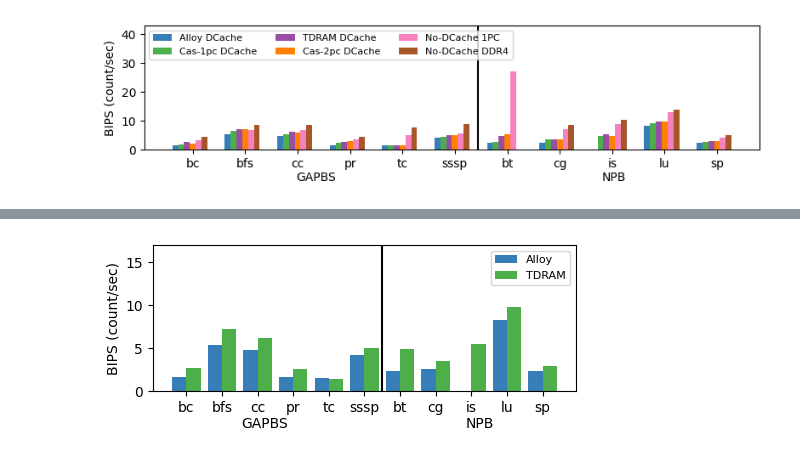
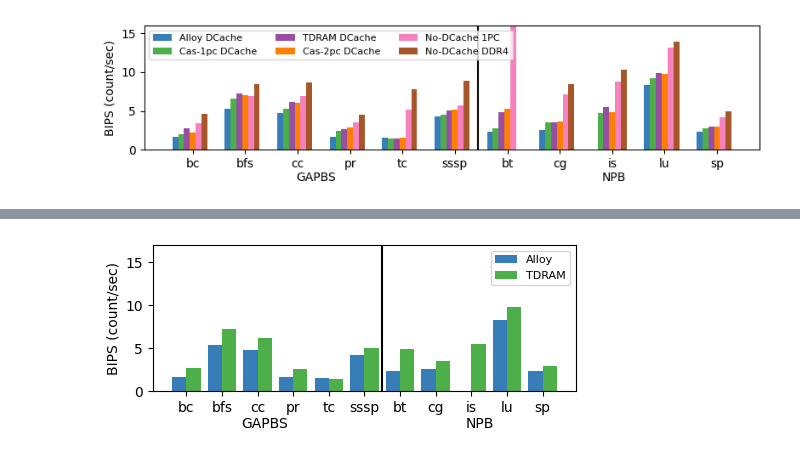
Before and after one commit to darchr/dramCacheController, a Jupyter notebook: data_plot.ipynb, the cells around one changed output, grey strips where cells are left out. Drawn from its saved outputs; the diff is of its cells as text; code cells hidden in the pictures.

```diff
--- a/data_plot.ipynb
+++ b/data_plot.ipynb
@@ -618,10 +608,6 @@ df_gap_byps_1pc['coldRate'] = (df_gap_byps_1pc['numColdMisses'].astype(float) /
 df_gap_byps_1pc['injRate'] = (df_gap_byps_1pc['readReqs'].astype(float) + df_gap_byps_1pc['writeReqs'].astype(float))*64/1000000000 / df_gap_byps_1pc['simSeconds'].astype(float)
 df_gap_byps_1pc['BIPS'] = (df_gap_byps_1pc['totNumInsts'].astype(float)/1000000000)/df_gap_byps_1pc['simSeconds'].astype(float)
 
-df_gap_byps_1pc['acc_amp0'] = (df_gap_byps_1pc['readBursts1'].astype(float) + df_gap_byps_1pc['writeBursts1'].astype(float) +
-                            df_gap_byps_1pc['readBursts2'].astype(float) + df_gap_byps_1pc['writeBursts2'].astype(float) +
-                            df_gap_byps_1pc['readBursts3'].astype(float) + df_gap_byps_1pc['writeBursts3'].astype(float) ) / (df_gap_byps_1pc['readReqs'].astype(float) + df_gap_byps_1pc['writeReqs'].astype(float))
-
 df_gap_byps_1pc['accAmp'] =  (df_gap_byps_1pc['farBytesRead'].astype(float) + df_gap_byps_1pc['farBytesWritten'].astype(float) +
                              df_gap_byps_1pc['loc1BytesRead'].astype(float) + df_gap_byps_1pc['loc1BytesWritten'].astype(float) +
                              df_gap_byps_1pc['loc2BytesRead'].astype(float) + df_gap_byps_1pc['loc2BytesWritten'].astype(float)) / (df_gap_byps_1pc['readReqs'].astype(float) * 64 + df_gap_byps_1pc['writeReqs'].astype(float) * 64)
@@ -667,10 +653,6 @@ df_npb_byps_1pc['coldRate'] = (df_npb_byps_1pc['numColdMisses'].astype(float) /
 df_npb_byps_1pc['injRate'] = (df_npb_byps_1pc['readReqs'].astype(float) + df_npb_byps_1pc['writeReqs'].astype(float))*64/1000000000 / df_npb_byps_1pc['simSeconds'].astype(float)
 df_npb_byps_1pc['BIPS'] = (df_npb_byps_1pc['totNumInsts'].astype(float)/1000000000)/df_npb_byps_1pc['simSeconds'].astype(float)
 
-df_npb_byps_1pc['acc_amp0'] = (df_npb_byps_1pc['readBursts1'].astype(float) + df_npb_byps_1pc['writeBursts1'].astype(float) +
-                            df_npb_byps_1pc['readBursts2'].astype(float) + df_npb_byps_1pc['writeBursts2'].astype(float) +
-                            df_npb_byps_1pc['readBursts3'].astype(float) + df_npb_byps_1pc['writeBursts3'].astype(float) ) / (df_npb_byps_1pc['readReqs'].astype(float) + df_npb_byps_1pc['writeReqs'].astype(float))
-
 df_npb_byps_1pc['accAmp'] =  (df_npb_byps_1pc['farBytesRead'].astype(float) + df_npb_byps_1pc['farBytesWritten'].astype(float) +
                              df_npb_byps_1pc['loc1BytesRead'].astype(float) + df_npb_byps_1pc['loc1BytesWritten'].astype(float) +
                              df_npb_byps_1pc['loc2BytesRead'].astype(float) + df_npb_byps_1pc['loc2BytesWritten'].astype(float)) / (df_npb_byps_1pc['readReqs'].astype(float) * 64 + df_npb_byps_1pc['writeReqs'].astype(float) * 64)
@@ -716,9 +698,6 @@ df_gap_byps_ddr4['coldRate'] = (df_gap_byps_ddr4['numColdMisses'].astype(float)
 df_gap_byps_ddr4['injRate'] = (df_gap_byps_ddr4['readReqs'].astype(float) + df_gap_byps_ddr4['writeReqs'].astype(float))*64/1000000000 / df_gap_byps_ddr4['simSeconds'].astype(float)
 df_gap_byps_ddr4['BIPS'] = (df_gap_byps_ddr4['totNumInsts'].astype(float)/1000000000)/df_gap_byps_ddr4['simSeconds'].astype(float)
 
-df_gap_byps_ddr4['acc_amp0'] = (df_gap_byps_ddr4['readBursts1'].astype(float) + df_gap_byps_ddr4['writeBursts1'].astype(float) +
-                            df_gap_byps_ddr4['readBursts2'].astype(float) + df_gap_byps_ddr4['writeBursts2'].astype(float) +
-                            df_gap_byps_ddr4['readBursts3'].astype(float) + df_gap_byps_ddr4['writeBursts3'].astype(float) ) / (df_gap_byps_ddr4['readReqs'].astype(float) + df_gap_byps_ddr4['writeReqs'].astype(float))
 
 df_gap_byps_ddr4['accAmp'] =  (df_gap_byps_ddr4['farBytesRead'].astype(float) + df_gap_byps_ddr4['farBytesWritten'].astype(float) +
                              df_gap_byps_ddr4['loc1BytesRead'].astype(float) + df_gap_byps_ddr4['loc1BytesWritten'].astype(float) +
@@ -765,10 +744,6 @@ df_npb_byps_ddr4['coldRate'] = (df_npb_byps_ddr4['numColdMisses'].astype(float)
 df_npb_byps_ddr4['injRate'] = (df_npb_byps_ddr4['readReqs'].astype(float) + df_npb_byps_ddr4['writeReqs'].astype(float))*64/1000000000 / df_npb_byps_ddr4['simSeconds'].astype(float)
 df_npb_byps_ddr4['BIPS'] = (df_npb_byps_ddr4['totNumInsts'].astype(float)/1000000000)/df_npb_byps_ddr4['simSeconds'].astype(float)
 
-df_npb_byps_ddr4['acc_amp0'] = (df_npb_byps_ddr4['readBursts1'].astype(float) + df_npb_byps_ddr4['writeBursts1'].astype(float) +
-                            df_npb_byps_ddr4['readBursts2'].astype(float) + df_npb_byps_ddr4['writeBursts2'].astype(float) +
-                            df_npb_byps_ddr4['readBursts3'].astype(float) + df_npb_byps_ddr4['writeBursts3'].astype(float) ) / (df_npb_byps_ddr4['readReqs'].astype(float) + df_npb_byps_ddr4['writeReqs'].astype(float))
-
 df_npb_byps_ddr4['accAmp'] =  (df_npb_byps_ddr4['farBytesRead'].astype(float) + df_npb_byps_ddr4['farBytesWritten'].astype(float) +
                              df_npb_byps_ddr4['loc1BytesRead'].astype(float) + df_npb_byps_ddr4['loc1BytesWritten'].astype(float) +
                              df_npb_byps_ddr4['loc2BytesRead'].astype(float) + df_npb_byps_ddr4['loc2BytesWritten'].astype(float)) / (df_npb_byps_ddr4['readReqs'].astype(float) * 64 + df_npb_byps_ddr4['writeReqs'].astype(float) * 64)
@@ -791,7 +856,7 @@ gap_bips_byps_ddr4 = df_gap_byps_ddr4['BIPS']
 fig = plt.figure()
 fig.set_size_inches(8,2)
 
-plt.ylim([0,43])
+plt.ylim([0,16])
 for i,app in enumerate(app_gap):
     plt.bar(i*9,   gap_bips_alloy[i],     width=1, color=cmap(1), label='Alloy DCache' if i==0 else None)
     plt.bar(i*9+1, gap_bips_cas_1pc[i],   width=1, color=cmap(2), label='Cas-1pc DCache' if i==0 else None)
@@ -800,31 +865,31 @@ for i,app in enumerate(app_gap):
     plt.bar(i*9+4, gap_bips_byps_1pc[i],  width=1, color=cmap(7), label='No-DCache 1PC' if i==0 else None)
     plt.bar(i*9+5, gap_bips_byps_ddr4[i], width=1, color=cmap(6), label='No-DCache DDR4' if i==0 else None)
 
 offset = (i+6)*5-2
 app_npb = df_npb_dc_cas_2pc['app']
 npb_bips_alloy = df_npb_dc_alloy['BIPS']
 npb_bips_cas_2pc = df_npb_dc_cas_2pc['BIPS']
 npb_bips_cas_1pc = df_npb_dc_cas_1pc['BIPS']
 npb_bips_ram = df_npb_dc_ram['BIPS']
 npb_bips_byps_1pc = df_npb_byps_1pc['BIPS']
 npb_bips_byps_ddr4 = df_npb_byps_ddr4['BIPS']
 for i,app in enumerate(app_npb):
     plt.bar(offset+i*9+1,   npb_bips_alloy[i],     width=1, color=cmap(1))
     plt.bar(offset+i*9+2,   npb_bips_cas_1pc[i],   width=1, color=cmap(2))
     plt.bar(offset+i*9+3,   npb_bips_ram[i],   width=1, color=cmap(3))
     plt.bar(offset+i*9+4,   npb_bips_cas_2pc[i],       width=1, color=cmap(4))
     plt.bar(offset+i*9+5,   npb_bips_byps_1pc[i],  width=1, color=cmap(7))
     plt.bar(offset+i*9+6,   npb_bips_byps_ddr4[i], width=1, color=cmap(6))
 
 plt.figtext(0.3, 0.01, "GAPBS")
 plt.figtext(0.75, 0.01, "NPB")
 
 plt.xticks(np.arange(11)*9+3, list(app_gap)+list(app_npb))
 plt.axvline(x=offset-1, color='black')
 
 plt.ylabel("BIPS (count/sec)")
 plt.legend(fontsize=8, ncol=3)
 plt.tight_layout()
 #plt.savefig("../figures/cs1_all_bips.pdf")
 # %% [output]
-[figure, old version]
+[figure, new version]
```
Also changed, not shown: parts of 22 cells of this notebook, 2 other files.
